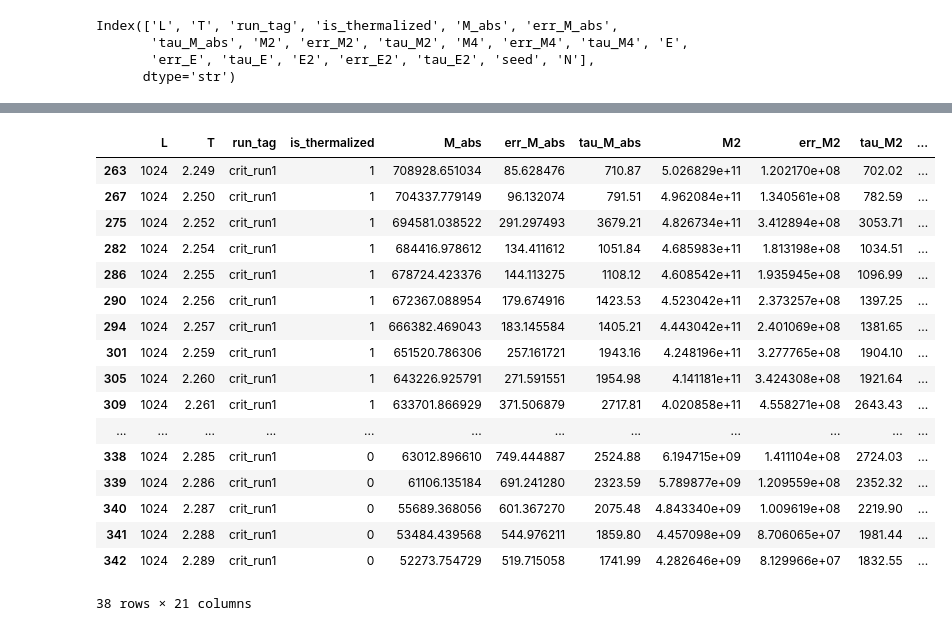
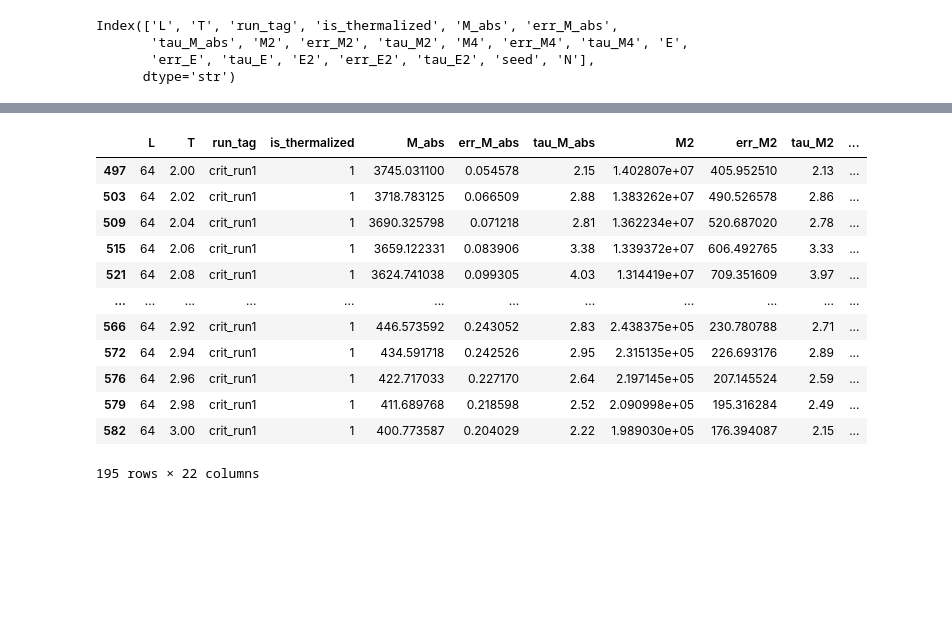
Before and after one commit to stevelonny/ising, a Jupyter notebook: analisi.ipynb, the cells around one changed output, grey strips where cells are left out. Drawn from its saved outputs; the diff is of its cells as text; code cells hidden in the pictures; blank space fills up the shorter version.

```diff
--- a/analisi.ipynb
+++ b/analisi.ipynb
@@ -6,5 +6,6 @@ from IPython.display import display
 # %%
 df_raw_obc= load("master_results_obc.csv")
 df_raw_pbc= load("master_results_pbc.csv")
+df_raw_fixup= load("master_results_fixup.csv")
 # %% [output]
   Note: 329 / 484 rows have is_thermalized == 0 (retained by default).
@@ -34,26 +36,21 @@ df_raw_obc = df_raw_obc[~((df_raw_obc["L"] == 1024) & (df_raw_obc["T"].isin([2.1
 df_raw_obc = df_raw_obc[~((df_raw_obc["L"] == 512) & (df_raw_obc["T"].isin([2.20, 2.11])))]
 df_raw_pbc = df_raw_pbc[~((df_raw_pbc["L"] == 1024) & (df_raw_pbc["T"].isin([2.251, 2.253, 2.253, 2.258])))]
 # %%
-display(df_raw_pbc[df_raw_pbc["L"] == 1024].sort_values("T"))
+display(df_raw_fixup[df_raw_fixup["L"] == 64].sort_values("T"))
 # %% [output]
 |  | L | T | run_tag | is_thermalized | M_abs | err_M_abs | tau_M_abs | M2 | err_M2 | tau_M2 | ... |
-| 263 | 1024 | 2.249 | crit_run1 | 1 | 708928.651034 | 85.628476 | 710.87 | 5.026829e+11 | 1.202170e+08 | 702.02 | ... |
-| 267 | 1024 | 2.250 | crit_run1 | 1 | 704337.779149 | 96.132074 | 791.51 | 4.962084e+11 | 1.340561e+08 | 782.59 | ... |
-| 275 | 1024 | 2.252 | crit_run1 | 1 | 694581.038522 | 291.297493 | 3679.21 | 4.826734e+11 | 3.412894e+08 | 3053.71 | ... |
-| 282 | 1024 | 2.254 | crit_run1 | 1 | 684416.978612 | 134.411612 | 1051.84 | 4.685983e+11 | 1.813198e+08 | 1034.51 | ... |
-| 286 | 1024 | 2.255 | crit_run1 | 1 | 678724.423376 | 144.113275 | 1108.12 | 4.608542e+11 | 1.935945e+08 | 1096.99 | ... |
-| 290 | 1024 | 2.256 | crit_run1 | 1 | 672367.088954 | 179.674916 | 1423.53 | 4.523042e+11 | 2.373257e+08 | 1397.25 | ... |
-| 294 | 1024 | 2.257 | crit_run1 | 1 | 666382.469043 | 183.145584 | 1405.21 | 4.443042e+11 | 2.401069e+08 | 1381.65 | ... |
-| 301 | 1024 | 2.259 | crit_run1 | 1 | 651520.786306 | 257.161721 | 1943.16 | 4.248196e+11 | 3.277765e+08 | 1904.10 | ... |
-| 305 | 1024 | 2.260 | crit_run1 | 1 | 643226.925791 | 271.591551 | 1954.98 | 4.141181e+11 | 3.424308e+08 | 1921.64 | ... |
-| 309 | 1024 | 2.261 | crit_run1 | 1 | 633701.866929 | 371.506879 | 2717.81 | 4.020858e+11 | 4.558271e+08 | 2643.43 | ... |
+| 497 | 64 | 2.00 | crit_run1 | 1 | 3745.031100 | 0.054578 | 2.15 | 1.402807e+07 | 405.952510 | 2.13 | ... |
+| 503 | 64 | 2.02 | crit_run1 | 1 | 3718.783125 | 0.066509 | 2.88 | 1.383262e+07 | 490.526578 | 2.86 | ... |
+| 509 | 64 | 2.04 | crit_run1 | 1 | 3690.325798 | 0.071218 | 2.81 | 1.362234e+07 | 520.687020 | 2.78 | ... |
+| 515 | 64 | 2.06 | crit_run1 | 1 | 3659.122331 | 0.083906 | 3.38 | 1.339372e+07 | 606.492765 | 3.33 | ... |
+| 521 | 64 | 2.08 | crit_run1 | 1 | 3624.741038 | 0.099305 | 4.03 | 1.314419e+07 | 709.351609 | 3.97 | ... |
 | ... | ... | ... | ... | ... | ... | ... | ... | ... | ... | ... | ... |
-| 338 | 1024 | 2.285 | crit_run1 | 0 | 63012.896610 | 749.444887 | 2524.88 | 6.194715e+09 | 1.411104e+08 | 2724.03 | ... |
-| 339 | 1024 | 2.286 | crit_run1 | 0 | 61106.135184 | 691.241280 | 2323.59 | 5.789877e+09 | 1.209559e+08 | 2352.32 | ... |
-| 340 | 1024 | 2.287 | crit_run1 | 0 | 55689.368056 | 601.367270 | 2075.48 | 4.843340e+09 | 1.009619e+08 | 2219.90 | ... |
-| 341 | 1024 | 2.288 | crit_run1 | 0 | 53484.439568 | 544.976211 | 1859.80 | 4.457098e+09 | 8.706065e+07 | 1981.44 | ... |
-| 342 | 1024 | 2.289 | crit_run1 | 0 | 52273.754729 | 519.715058 | 1741.99 | 4.282646e+09 | 8.129966e+07 | 1832.55 | ... |
+| 566 | 64 | 2.92 | crit_run1 | 1 | 446.573592 | 0.243052 | 2.83 | 2.438375e+05 | 230.780788 | 2.71 | ... |
+| 572 | 64 | 2.94 | crit_run1 | 1 | 434.591718 | 0.242526 | 2.95 | 2.315135e+05 | 226.693176 | 2.89 | ... |
+| 576 | 64 | 2.96 | crit_run1 | 1 | 422.717033 | 0.227170 | 2.64 | 2.197145e+05 | 207.145524 | 2.59 | ... |
+| 579 | 64 | 2.98 | crit_run1 | 1 | 411.689768 | 0.218598 | 2.52 | 2.090998e+05 | 195.316284 | 2.49 | ... |
+| 582 | 64 | 3.00 | crit_run1 | 1 | 400.773587 | 0.204029 | 2.22 | 1.989030e+05 | 176.394087 | 2.15 | ... |
-38 rows × 21 columns
+195 rows × 22 columns
 # %%
 df_obc = compute_observables(df_raw_obc)
 df_pbc = compute_observables(df_raw_pbc)
```
Also changed, not shown: parts of 5 cells of this notebook, 10 other files.
